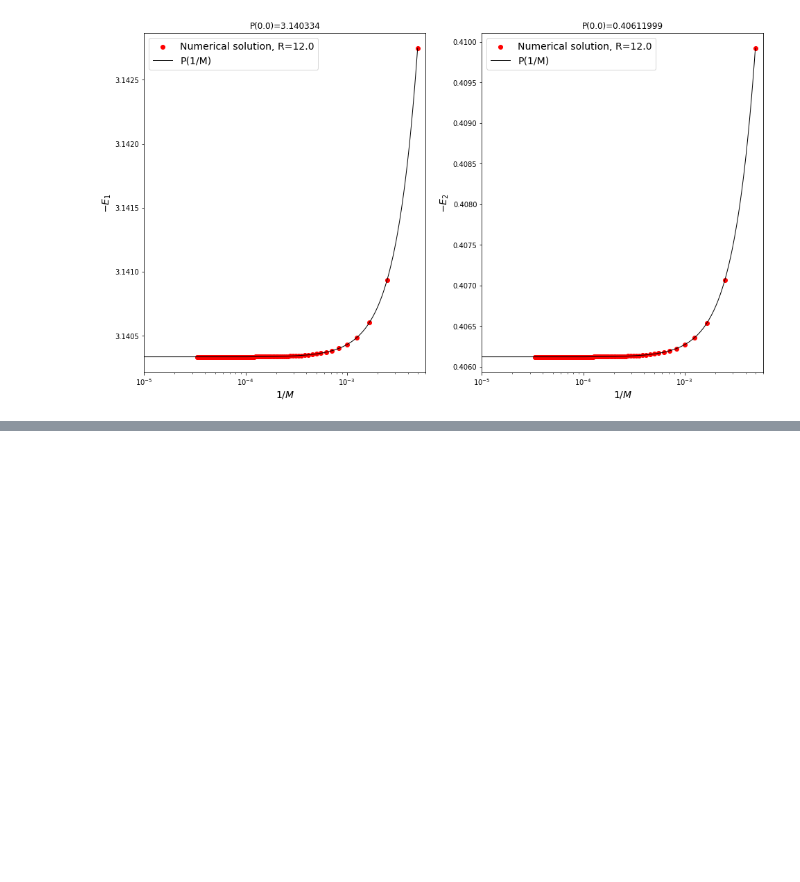
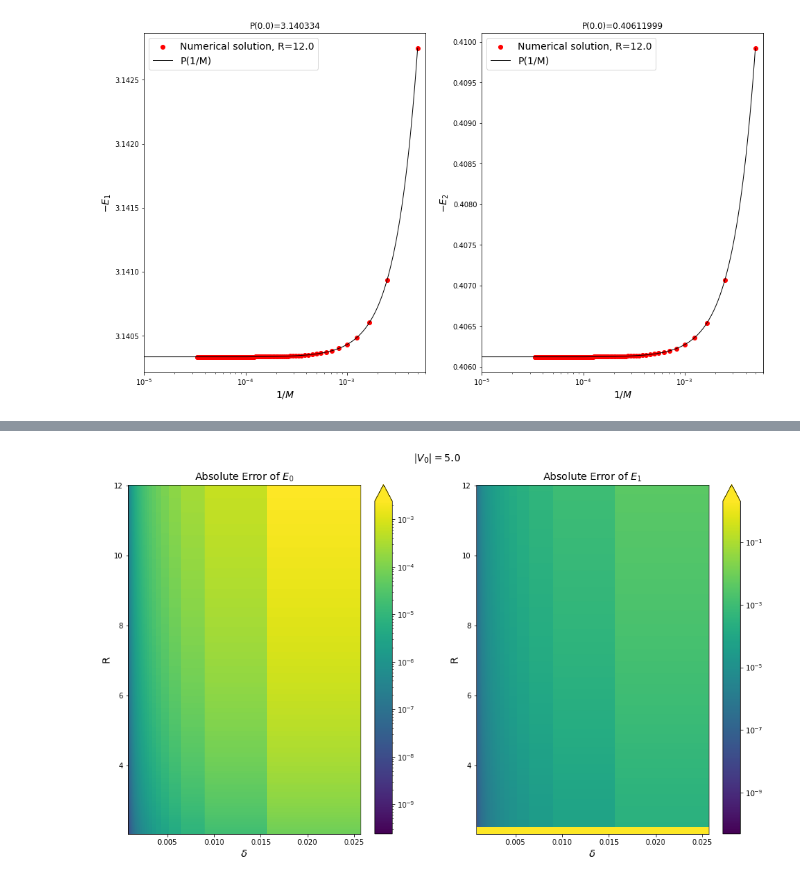
Before and after one commit to MrKozelberg/gaussian_wall, a Jupyter notebook: task_1/script.ipynb, the cells around one changed output, grey strips where cells are left out. Saved outputs shown, nothing was run; the diff lists cells and outputs as text; code cells hidden in the pictures; blank space fills up the shorter version.

```diff
--- a/task_1/script.ipynb
+++ b/task_1/script.ipynb
@@ -196,0 +190,33 @@ fig.savefig('figures/abserr_v0_5.pdf')
+# %%
+fig, ax = plt.subplots(1, 2, figsize=(16,9))
+
+err1 = [e1[i,:]-e1_pres[i] for i in range(len(e1))]
+err2 = [e2[i,:]-e2_pres[i] for i in range(len(e2))]
+
+pcm = ax[0].pcolormesh(2*r/m, r, np.abs(err1), norm=colors.LogNorm(vmin=np.abs(err1).min(),
+                                                          vmax=np.abs(err1).max()),
+                    )
+
+fig.colorbar(pcm, ax=ax[0], extend='max')
+
+ax[0].set_xlabel(r'$\delta$', fontsize=14)
+ax[0].set_ylabel('R', fontsize=14)
+
+ax[0].set_title(r'Absolute Error of $E_0$', fontsize=14)
+
+pcm = ax[1].pcolormesh(2*r/m, r, np.abs(err2), norm=colors.LogNorm(vmin=np.abs(err2).min(),
+                                                          vmax=np.abs(err2).max()),
+                    )
+
+fig.colorbar(pcm, ax=ax[1], extend='max')
+
+ax[1].set_xlabel(r'$\delta$', fontsize=14)
+ax[1].set_ylabel('R', fontsize=14)
+
+ax[1].set_title(r'Absolute Error of $E_1$', fontsize=14)
+
+fig.suptitle(r'$|V_0| = 5.0$', fontsize=14, y=0.95)
+
+fig.savefig('figures/abserr_v0_5.pdf')
+# %% [output]
+[figure, added]
```
Also changed, not shown: parts of 8 cells of this notebook, 16 other files.
